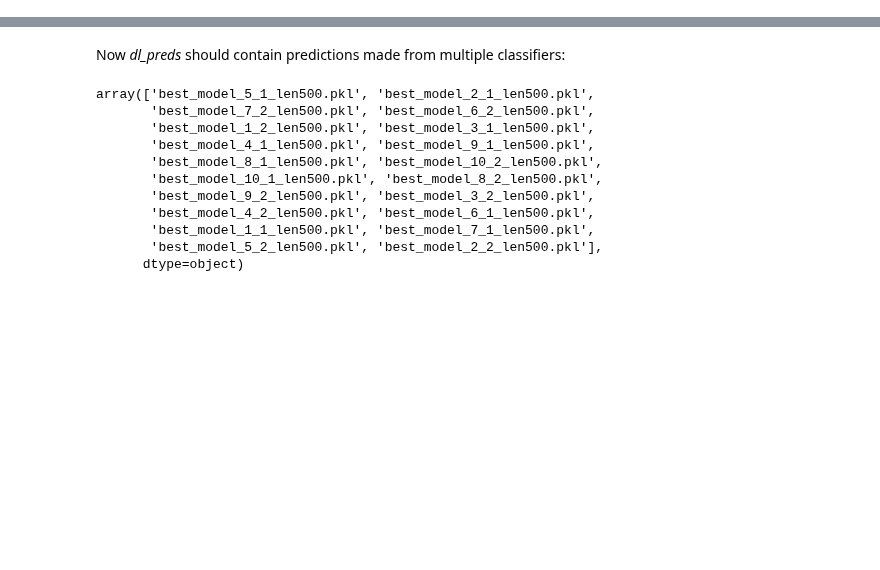
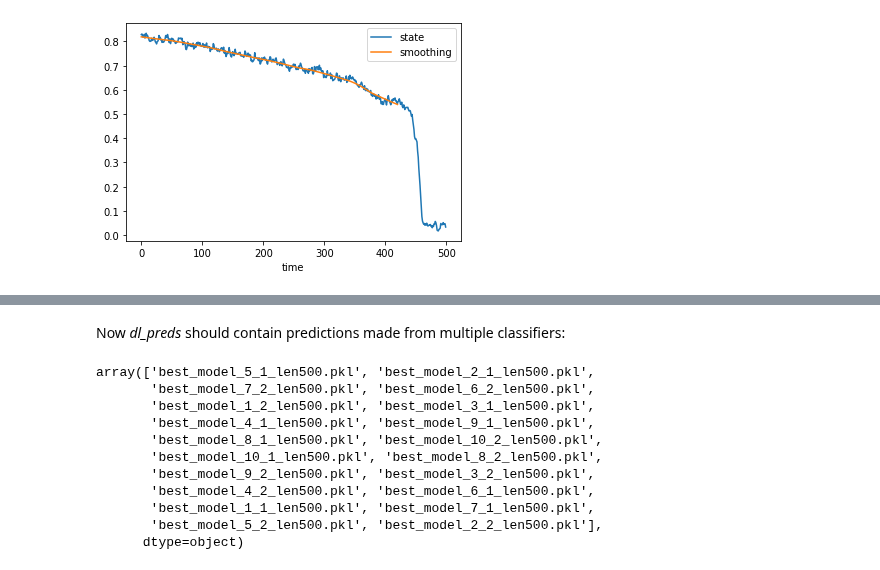
Before and after one commit to ThomasMBury/ewstools, a Jupyter notebook: tutorials/tutorial_deep_learning.ipynb, the cells around one changed output, grey strips where cells are left out. Cells and saved outputs as stored; diff of their text form; code cells hidden in the pictures; blank space fills up the shorter version.

```diff
--- a/tutorials/tutorial_deep_learning.ipynb
+++ b/tutorials/tutorial_deep_learning.ipynb
@@ -42,0 +66,4 @@ ts.state[['state','smoothing']].plot();
+# %%
+ts_may = ewstools.TimeSeries(series_may['x'], transition=420)
+ts_rm_hopf = ewstools.TimeSeries(series_rm_hopf['x'], transition=420)
+ts_rm_tc = ewstools.TimeSeries(series_rm_tc['x'], transition=420)
@@ -42,0 +76,4 @@ ts.state[['state','smoothing']].plot();
+# %%
+ts_may.state[['state','smoothing']].plot();
+# %% [output]
+[figure, added]
```
Also changed, not shown: parts of 59 cells of this notebook, 4 other files.
